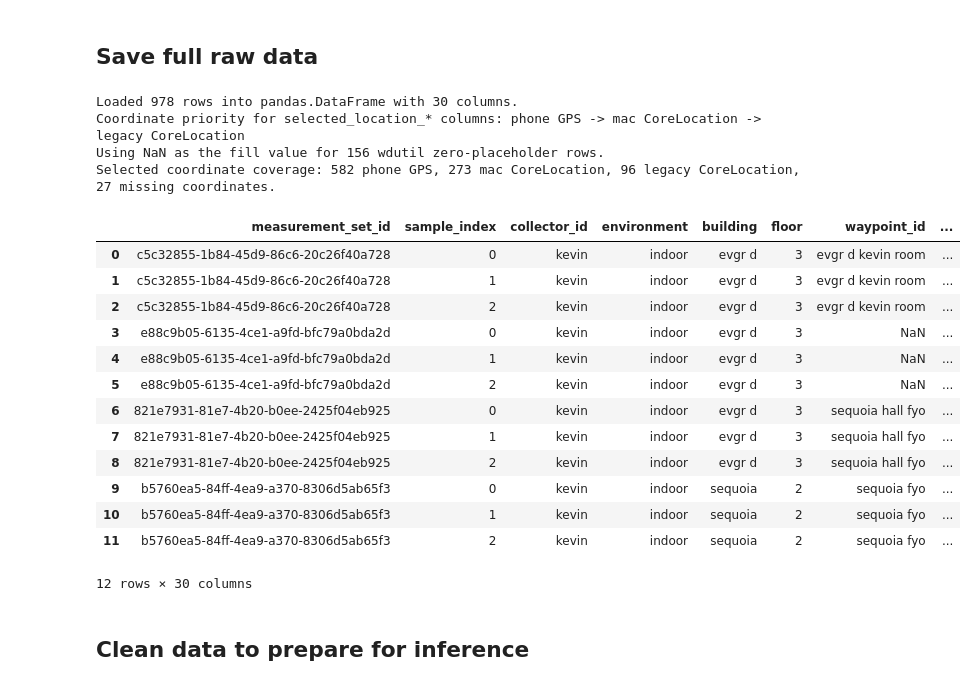
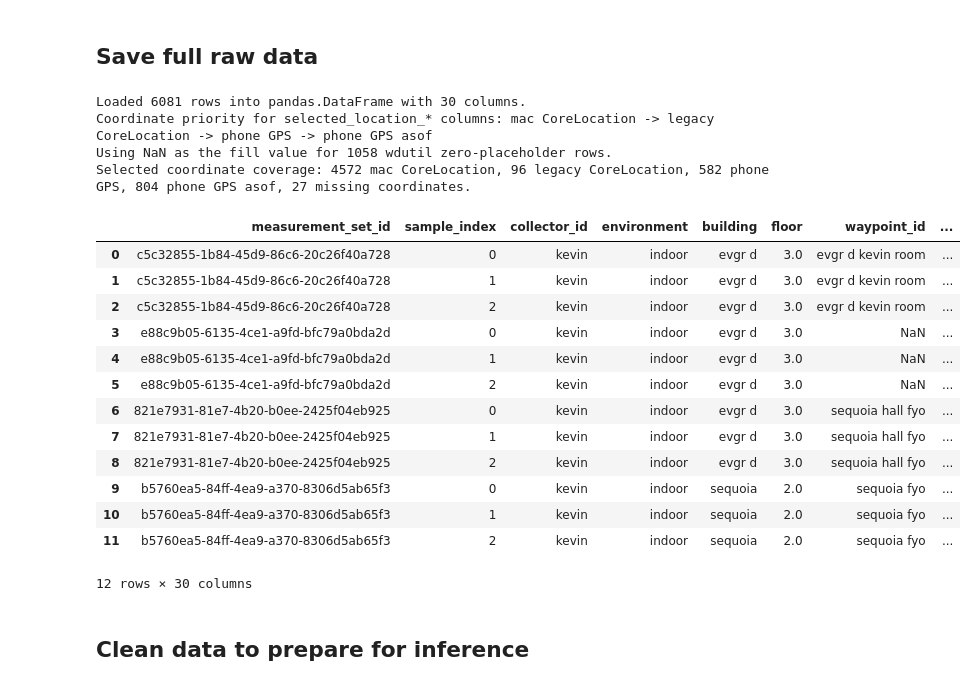
Before and after one commit to kevinzluo/where-my-wifi, a Jupyter notebook: code/data cleaning.ipynb, the cells around one changed output. Cells and saved outputs as stored; diff of their text form; code cells hidden in the pictures.

Commit message:
vibecoded: update notebooks to joinasof onto phone gps timestamps.

```diff
--- a/code/data cleaning.ipynb
+++ b/code/data cleaning.ipynb
@@ -176,32 +282,35 @@ def write_wifi_dataframe(wifi_df, output_path):
 # %%
 wifi_df = build_wifi_dataframe()
 print(f"Loaded {len(wifi_df)} rows into pandas.DataFrame with {wifi_df.shape[1]} columns.")
-print("Coordinate priority for selected_location_* columns: phone GPS -> mac CoreLocation -> legacy CoreLocation")
+print(
+    "Coordinate priority for selected_location_* columns: "
+    + " -> ".join(COORDINATE_LABELS[source] for source in COORDINATE_PRIORITY)
+)
 print(
     f"Using NaN as the fill value for {int(wifi_df['wdutil_zero_placeholder'].sum())} wdutil zero-placeholder rows."
 )
 print(f"Selected coordinate coverage: {summarize_coordinate_sources(wifi_df)}.")
 
 write_wifi_dataframe(wifi_df, '../data/data.csv')
 display(wifi_df.head(12))
 # %% [output]
-Loaded 978 rows into pandas.DataFrame with 30 columns.
-Coordinate priority for selected_location_* columns: phone GPS -> mac CoreLocation -> legacy CoreLocation
-Using NaN as the fill value for 156 wdutil zero-placeholder rows.
-Selected coordinate coverage: 582 phone GPS, 273 mac CoreLocation, 96 legacy CoreLocation, 27 missing coordinates.
+Loaded 6081 rows into pandas.DataFrame with 30 columns.
+Coordinate priority for selected_location_* columns: mac CoreLocation -> legacy CoreLocation -> phone GPS -> phone GPS asof
+Using NaN as the fill value for 1058 wdutil zero-placeholder rows.
+Selected coordinate coverage: 4572 mac CoreLocation, 96 legacy CoreLocation, 582 phone GPS, 804 phone GPS asof, 27 missing coordinates.
 |  | measurement_set_id | sample_index | collector_id | environment | building | floor | waypoint_id | ... |
-| 0 | c5c32855-1b84-45d9-86c6-20c26f40a728 | 0 | kevin | indoor | evgr d | 3 | evgr d kevin room | ... |
-| 1 | c5c32855-1b84-45d9-86c6-20c26f40a728 | 1 | kevin | indoor | evgr d | 3 | evgr d kevin room | ... |
-| 2 | c5c32855-1b84-45d9-86c6-20c26f40a728 | 2 | kevin | indoor | evgr d | 3 | evgr d kevin room | ... |
-| 3 | e88c9b05-6135-4ce1-a9fd-bfc79a0bda2d | 0 | kevin | indoor | evgr d | 3 | NaN | ... |
-| 4 | e88c9b05-6135-4ce1-a9fd-bfc79a0bda2d | 1 | kevin | indoor | evgr d | 3 | NaN | ... |
-| 5 | e88c9b05-6135-4ce1-a9fd-bfc79a0bda2d | 2 | kevin | indoor | evgr d | 3 | NaN | ... |
-| 6 | 821e7931-81e7-4b20-b0ee-2425f04eb925 | 0 | kevin | indoor | evgr d | 3 | sequoia hall fyo | ... |
-| 7 | 821e7931-81e7-4b20-b0ee-2425f04eb925 | 1 | kevin | indoor | evgr d | 3 | sequoia hall fyo | ... |
-| 8 | 821e7931-81e7-4b20-b0ee-2425f04eb925 | 2 | kevin | indoor | evgr d | 3 | sequoia hall fyo | ... |
-| 9 | b5760ea5-84ff-4ea9-a370-8306d5ab65f3 | 0 | kevin | indoor | sequoia | 2 | sequoia fyo | ... |
-| 10 | b5760ea5-84ff-4ea9-a370-8306d5ab65f3 | 1 | kevin | indoor | sequoia | 2 | sequoia fyo | ... |
-| 11 | b5760ea5-84ff-4ea9-a370-8306d5ab65f3 | 2 | kevin | indoor | sequoia | 2 | sequoia fyo | ... |
+| 0 | c5c32855-1b84-45d9-86c6-20c26f40a728 | 0 | kevin | indoor | evgr d | 3.0 | evgr d kevin room | ... |
+| 1 | c5c32855-1b84-45d9-86c6-20c26f40a728 | 1 | kevin | indoor | evgr d | 3.0 | evgr d kevin room | ... |
+| 2 | c5c32855-1b84-45d9-86c6-20c26f40a728 | 2 | kevin | indoor | evgr d | 3.0 | evgr d kevin room | ... |
+| 3 | e88c9b05-6135-4ce1-a9fd-bfc79a0bda2d | 0 | kevin | indoor | evgr d | 3.0 | NaN | ... |
+| 4 | e88c9b05-6135-4ce1-a9fd-bfc79a0bda2d | 1 | kevin | indoor | evgr d | 3.0 | NaN | ... |
+| 5 | e88c9b05-6135-4ce1-a9fd-bfc79a0bda2d | 2 | kevin | indoor | evgr d | 3.0 | NaN | ... |
+| 6 | 821e7931-81e7-4b20-b0ee-2425f04eb925 | 0 | kevin | indoor | evgr d | 3.0 | sequoia hall fyo | ... |
+| 7 | 821e7931-81e7-4b20-b0ee-2425f04eb925 | 1 | kevin | indoor | evgr d | 3.0 | sequoia hall fyo | ... |
+| 8 | 821e7931-81e7-4b20-b0ee-2425f04eb925 | 2 | kevin | indoor | evgr d | 3.0 | sequoia hall fyo | ... |
+| 9 | b5760ea5-84ff-4ea9-a370-8306d5ab65f3 | 0 | kevin | indoor | sequoia | 2.0 | sequoia fyo | ... |
+| 10 | b5760ea5-84ff-4ea9-a370-8306d5ab65f3 | 1 | kevin | indoor | sequoia | 2.0 | sequoia fyo | ... |
+| 11 | b5760ea5-84ff-4ea9-a370-8306d5ab65f3 | 2 | kevin | indoor | sequoia | 2.0 | sequoia fyo | ... |
 12 rows × 30 columns
 # %% [markdown]
 ## Clean data to prepare for inference
```
Also changed, not shown: parts of 2 cells of this notebook, 3 other files.
